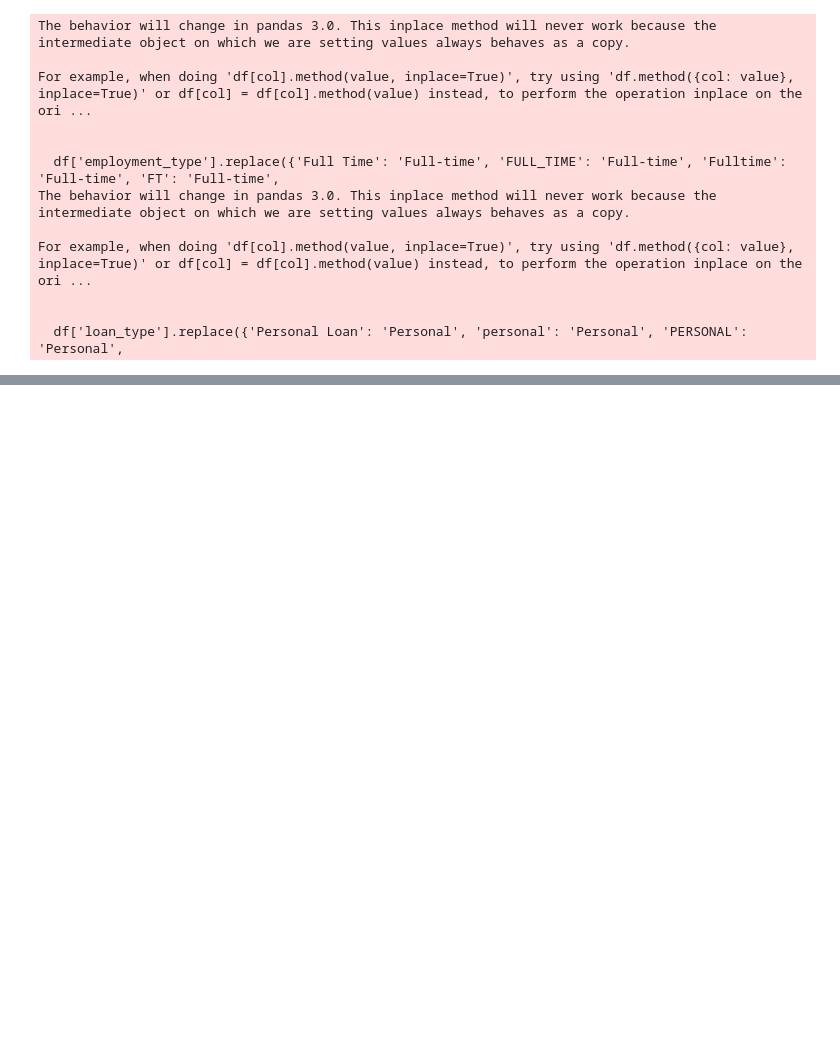
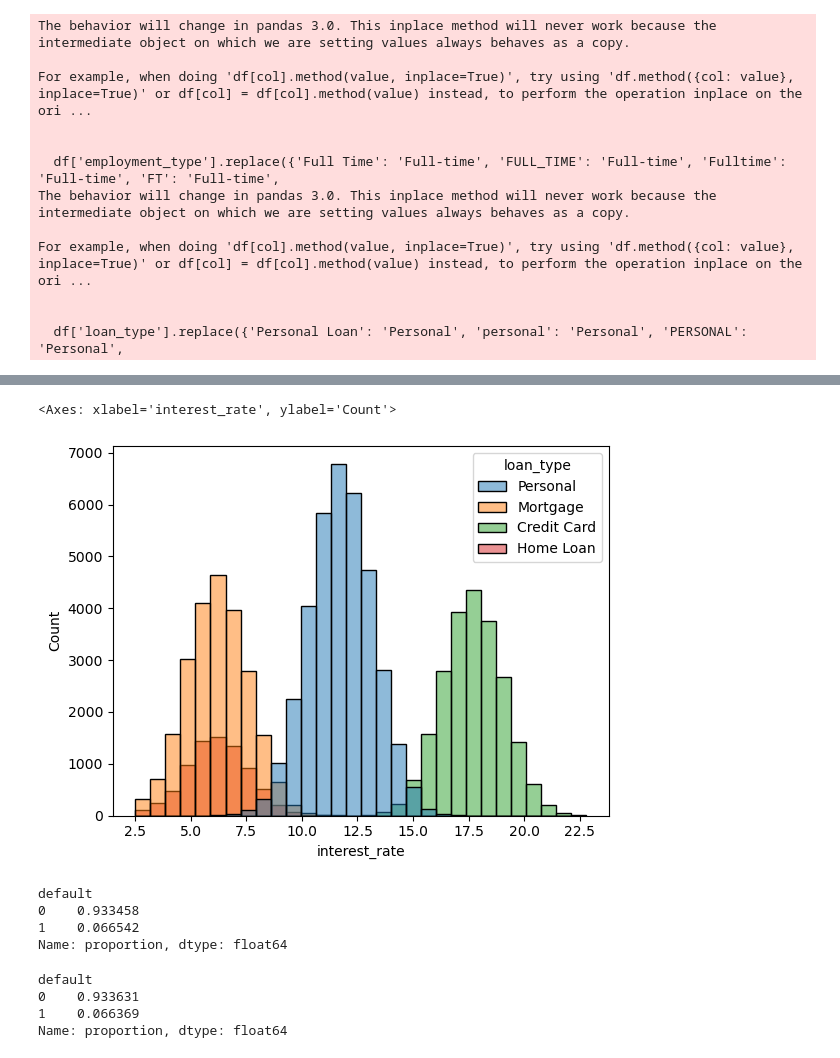
Before and after one commit to khazratoff/cbu-coding-challenge, a Jupyter notebook: notebooks/feature_selection.ipynb, the cells around one changed output, grey strips where cells are left out. Cells and saved outputs as stored; diff of their text form; code cells hidden in the pictures; blank space fills up the shorter version.

```diff
--- a/notebooks/feature_selection.ipynb
+++ b/notebooks/feature_selection.ipynb
@@ -62,0 +187,19 @@ df.drop(columns=['customer_id', 'application_id', 'random_noise_1'])
+# %%
+sns.histplot(data=df, x='interest_rate', bins=30, hue='loan_type')
+# %% [output]
+<Axes: xlabel='interest_rate', ylabel='Count'>
+[figure, added]
+# %%
+df[df['loan_type']=='Mortgage']['default'].value_counts(normalize=True)
+# %% [output]
+default
+0    0.933458
+1    0.066542
+Name: proportion, dtype: float64
+# %%
+df[df['loan_type']=='Home Loan']['default'].value_counts(normalize=True)
+# %% [output]
+default
+0    0.933631
+1    0.066369
+Name: proportion, dtype: float64
```
Also changed, not shown: parts of 18 cells of this notebook.
